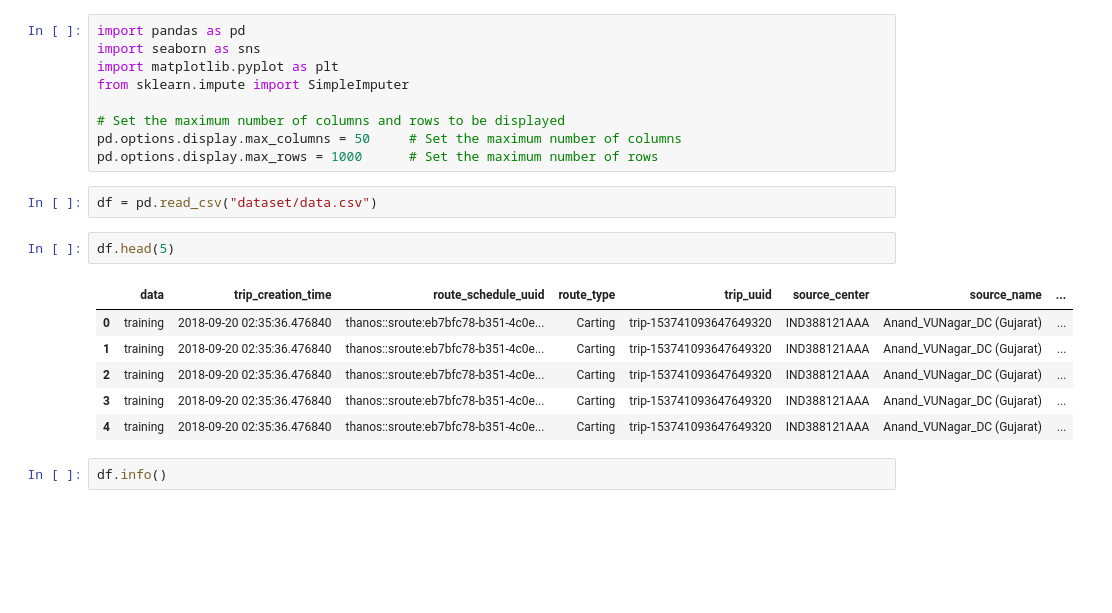
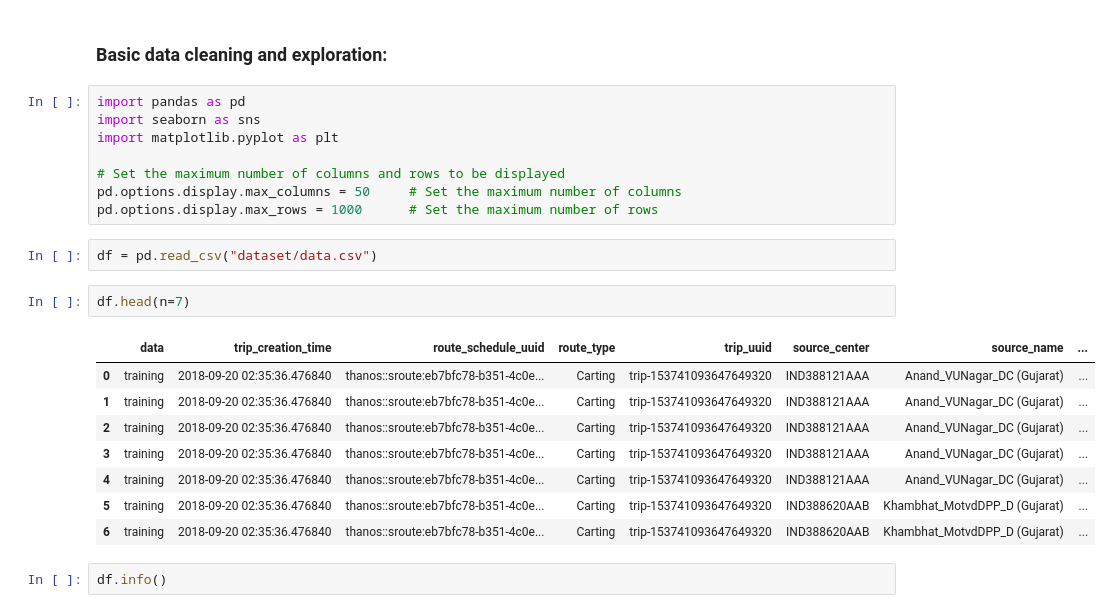
Before and after one commit to varuntyagi-i/delhivery, a Jupyter notebook: notebook1.ipynb, the cells around one changed output. Saved outputs shown, nothing was run; the diff lists cells and outputs as text; blank space fills up the shorter version.

```diff
--- a/notebook1.ipynb
+++ b/notebook1.ipynb
@@ -1,8 +1,9 @@
+# %% [markdown]
+### Basic data cleaning and exploration:
 # %%
 import pandas as pd
 import seaborn as sns
 import matplotlib.pyplot as plt
-from sklearn.impute import SimpleImputer
 
 # Set the maximum number of columns and rows to be displayed
 pd.options.display.max_columns = 50     # Set the maximum number of columns
@@ -10,14 +11,16 @@ pd.options.display.max_rows = 1000      # Set the maximum number of rows
 # %%
 df = pd.read_csv("dataset/data.csv")
 # %%
-df.head(5)
+df.head(n=7)
 # %% [output]
 |  | data | trip_creation_time | route_schedule_uuid | route_type | trip_uuid | source_center | source_name | ... |
 | 0 | training | 2018-09-20 02:35:36.476840 | thanos::sroute:eb7bfc78-b351-4c0e... | Carting | trip-153741093647649320 | IND388121AAA | Anand_VUNagar_DC (Gujarat) | ... |
 | 1 | training | 2018-09-20 02:35:36.476840 | thanos::sroute:eb7bfc78-b351-4c0e... | Carting | trip-153741093647649320 | IND388121AAA | Anand_VUNagar_DC (Gujarat) | ... |
 | 2 | training | 2018-09-20 02:35:36.476840 | thanos::sroute:eb7bfc78-b351-4c0e... | Carting | trip-153741093647649320 | IND388121AAA | Anand_VUNagar_DC (Gujarat) | ... |
 | 3 | training | 2018-09-20 02:35:36.476840 | thanos::sroute:eb7bfc78-b351-4c0e... | Carting | trip-153741093647649320 | IND388121AAA | Anand_VUNagar_DC (Gujarat) | ... |
 | 4 | training | 2018-09-20 02:35:36.476840 | thanos::sroute:eb7bfc78-b351-4c0e... | Carting | trip-153741093647649320 | IND388121AAA | Anand_VUNagar_DC (Gujarat) | ... |
+| 5 | training | 2018-09-20 02:35:36.476840 | thanos::sroute:eb7bfc78-b351-4c0e... | Carting | trip-153741093647649320 | IND388620AAB | Khambhat_MotvdDPP_D (Gujarat) | ... |
+| 6 | training | 2018-09-20 02:35:36.476840 | thanos::sroute:eb7bfc78-b351-4c0e... | Carting | trip-153741093647649320 | IND388620AAB | Khambhat_MotvdDPP_D (Gujarat) | ... |
 # %%
 df.info()
 # %% [output]
```
Also changed, not shown: parts of 48 cells of this notebook, 1 other file.
